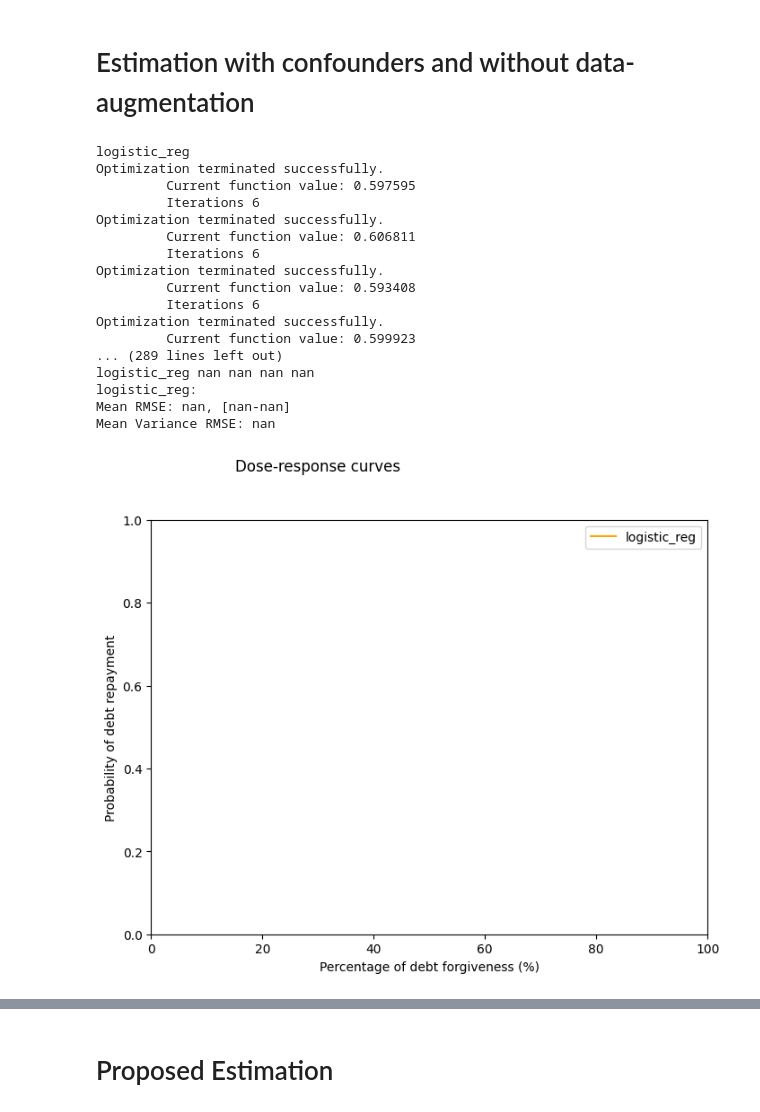
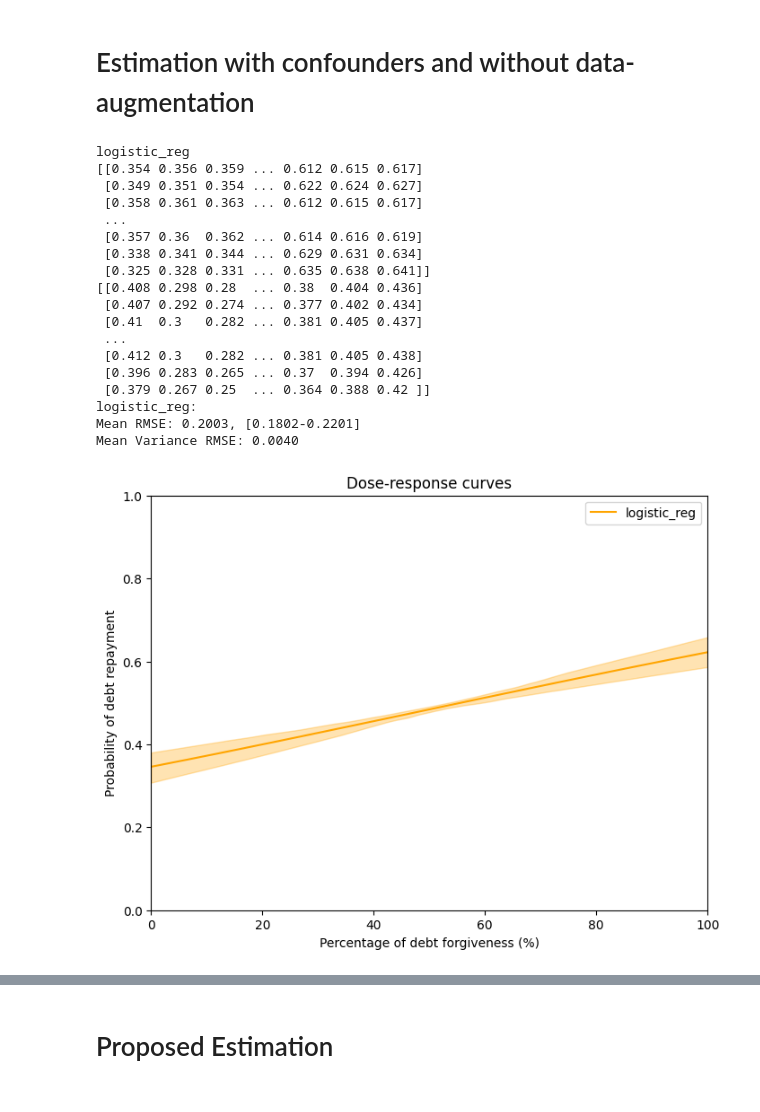
Before and after one commit to javiermoralh/causal-pipeline, a Jupyter notebook: 07_ablation_study.ipynb, the cells around one changed output, grey strips where cells are left out. Drawn from its saved outputs; the diff is of its cells as text; code cells hidden in the pictures.

Commit message:
pipe improvements & new exec results

```diff
--- a/07_ablation_study.ipynb
+++ b/07_ablation_study.ipynb
@@ -600,9 +592,8 @@ plt.show()
 # Estimation with confounders and without data-augmentation
 # %%
 monotone_constraints_list = []
-adjustment_set = controls + outcome_causes
 
-for f in adjustment_set+[TREATMENT]:
+for f in controls + outcome_causes+[TREATMENT]:
     if f != TREATMENT:
         monotone_constraints_list.append(0)
     else:
@@ -613,62 +604,64 @@ for est_method in est_methods:
     print(est_method)
     results_method = get_ci_estimation_results(
         estimation_method=est_method,
-        train_df=train,
+        train_df=train.copy(),
         n_iterations=n_iterations,
         intervention_df=test_original.copy(),
         intervention_values=bin_edges,
-        adjustment_set=adjustment_set,
+        adjustment_set=controls+outcome_causes,
         outcome_causes=outcome_causes,
         generator=generator,
         confidence_level=0.95,
         monotone_constrains=monotone_constraints_list,
     )
+    # print(results_method)
     results_adjustment_set[est_method] = results_method
 print_results(results_adjustment_set, est_methods)
 # %% [output]
 logistic_reg
-Optimization terminated successfully.
-         Current function value: 0.597595
-         Iterations 6
-Optimization terminated successfully.
-         Current function value: 0.606811
-         Iterations 6
-Optimization terminated successfully.
-         Current function value: 0.593408
-         Iterations 6
-Optimization terminated successfully.
-         Current function value: 0.599923
-... (289 lines left out)
-logistic_reg nan nan nan nan
+[[0.354 0.356 0.359 ... 0.612 0.615 0.617]
+ [0.349 0.351 0.354 ... 0.622 0.624 0.627]
+ [0.358 0.361 0.363 ... 0.612 0.615 0.617]
+ ...
+ [0.357 0.36  0.362 ... 0.614 0.616 0.619]
+ [0.338 0.341 0.344 ... 0.629 0.631 0.634]
+ [0.325 0.328 0.331 ... 0.635 0.638 0.641]]
+[[0.408 0.298 0.28  ... 0.38  0.404 0.436]
+ [0.407 0.292 0.274 ... 0.377 0.402 0.434]
+ [0.41  0.3   0.282 ... 0.381 0.405 0.437]
+ ...
+ [0.412 0.3   0.282 ... 0.381 0.405 0.438]
+ [0.396 0.283 0.265 ... 0.37  0.394 0.426]
+ [0.379 0.267 0.25  ... 0.364 0.388 0.42 ]]
 logistic_reg:
-Mean RMSE: nan, [nan-nan]
-Mean Variance RMSE: nan
+Mean RMSE: 0.2003, [0.1802-0.2201]
+Mean Variance RMSE: 0.0040
 # %%
 plt.figure(figsize=(8, 6))
 for method, results_method in results_adjustment_set.items():
     plt.plot(
         bin_edges,
         results_method["dose-response"]["average"],
         label=method,
         color=colors[method],
     )
     plt.fill_between(
         bin_edges,
         results_method["dose-response"]["lower_bound"],
         results_method["dose-response"]["upper_bound"],
         alpha=0.3,
         color=colors[method],
     )
 
 plt.xlabel("Percentage of debt forgiveness (%)")
 plt.ylabel("Probability of debt repayment")
-plt.title("Dose-response curves", y=1.1, x=0.3)
+plt.title("Dose-response curves")
 plt.legend()
 plt.ylim(0, 1)
 plt.xlim(0, 100)
 plt.show()
 # %% [output]
-[figure, old version]
+[figure, new version]
 # %%
 plt.figure(figsize=(8, 6))
 for method, results_method in results_adjustment_set.items():
```
Also changed, not shown: parts of 14 cells of this notebook, 18 other files.
